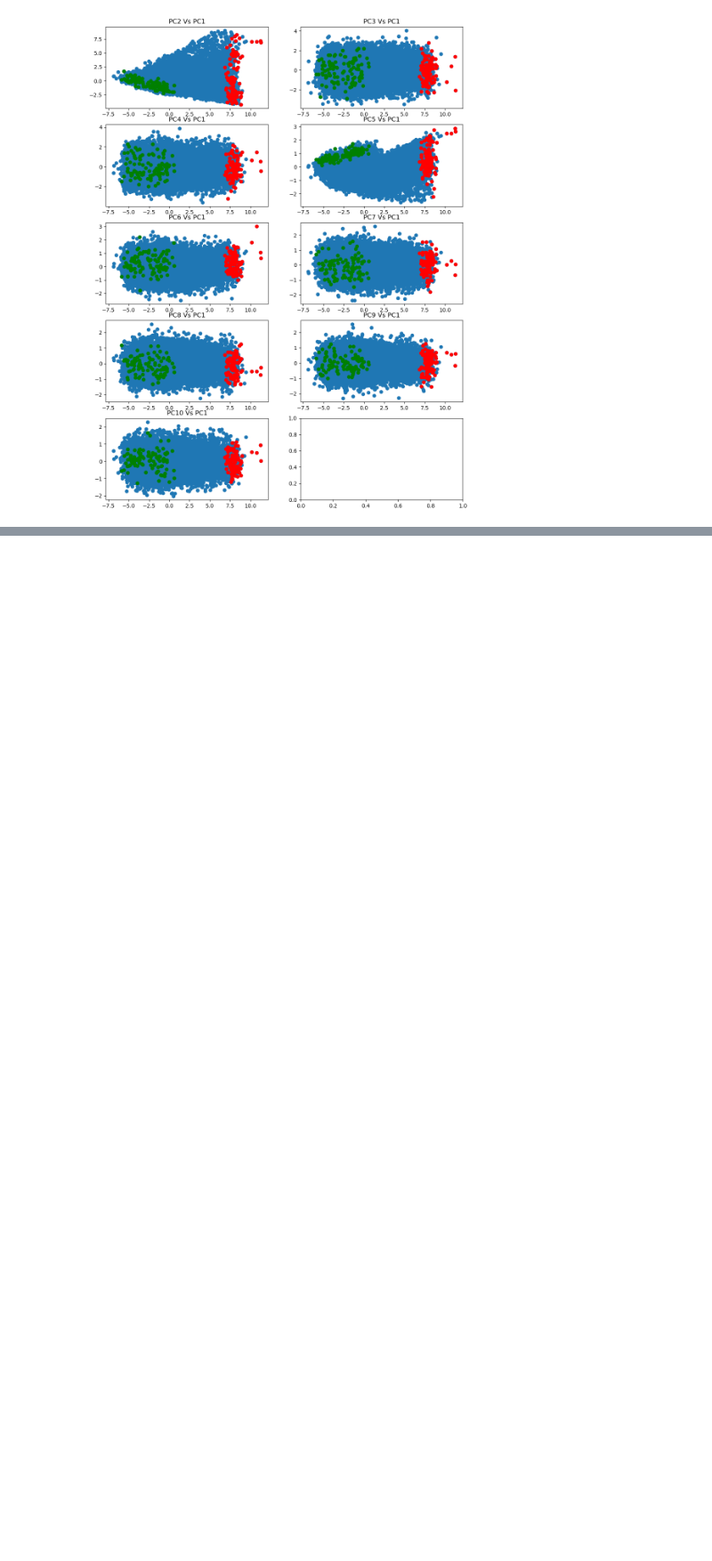
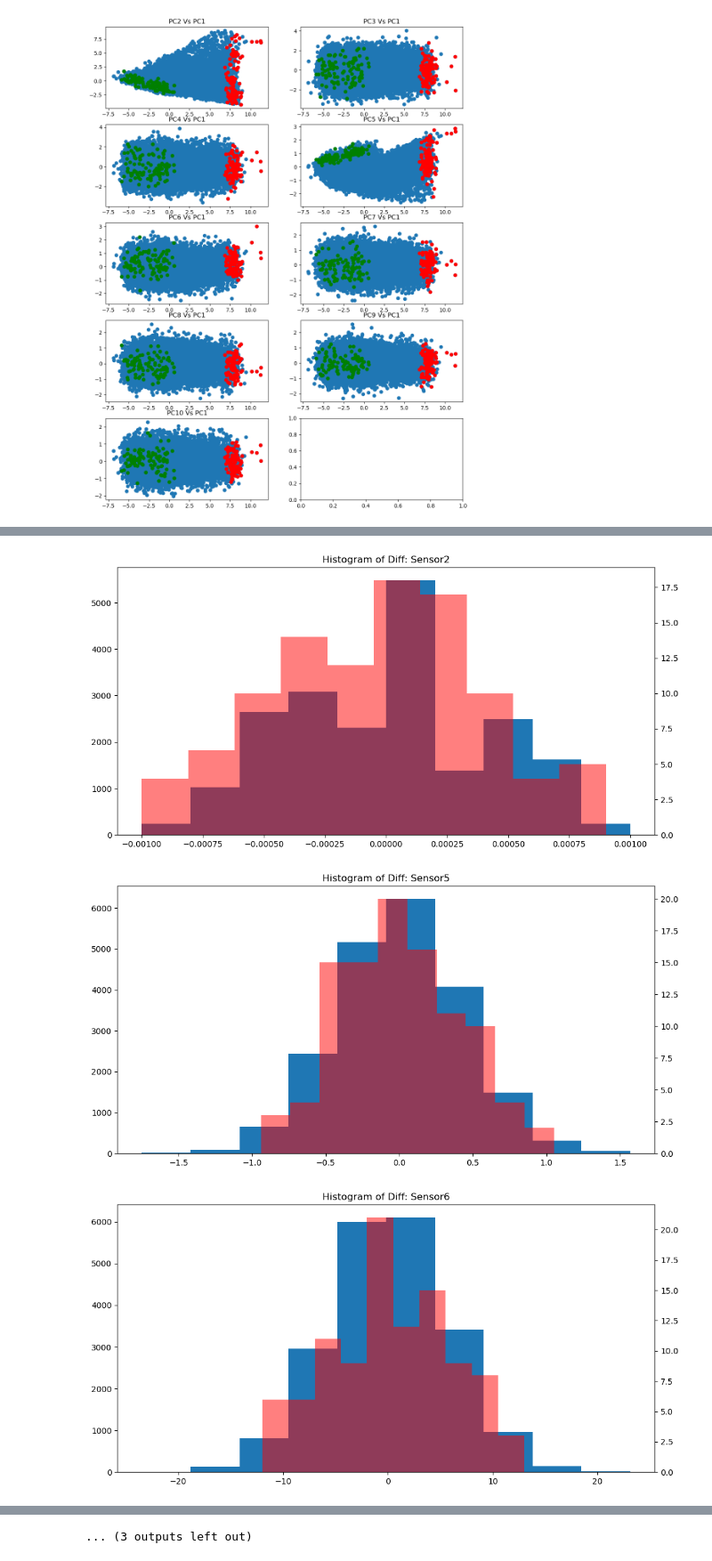
Before and after one commit to sekhrianchal6/Predictive-Maintenance, a Jupyter notebook: Code/FE/PdM_FE_Muthu.ipynb, the cells around one changed output, grey strips where cells are left out. Shown at 89% size. Cells and saved outputs as stored; diff of their text form; code cells hidden in the pictures; blank space fills up the shorter version.

```diff
--- a/Code/FE/PdM_FE_Muthu.ipynb
+++ b/Code/FE/PdM_FE_Muthu.ipynb
@@ -244,0 +266,20 @@ for i in range(9):
+# %%
+# Differencing
+#diff_df = df.iloc[:,3:-3]
+col_list = df.iloc[:,3:-3].columns
+
+#ax1.hist(diff_df, bins=20);
+#ax2.hist(diff_df.loc[df[df['Remaining Cycles'] == 0].index], color='r', bins=20, alpha=0.5)
+i = 0
+for col in col_list:
+    fig, ax1 = plt.subplots(figsize=(12,6))
+    ax2 = ax1.twinx()
+    diff_df = df.groupby('Engine')[col].transform(lambda x: x.diff(1))
+    ax1.hist(diff_df, bins=10);
+    ax2.hist(diff_df.loc[df[df['Remaining Cycles'] == 0].index], color='r', bins = 10, alpha=0.5)
+    ax1.set_title('Histogram of Diff: ' + col)
+    i = i + 1
+# %% [output]
+[figure, added]
+[figure, added]
+[figure, added]
@@ -244,0 +295 @@ for i in range(9):
+... (3 outputs left out)
```
Also changed, not shown: parts of 10 cells of this notebook, 1 other file.
